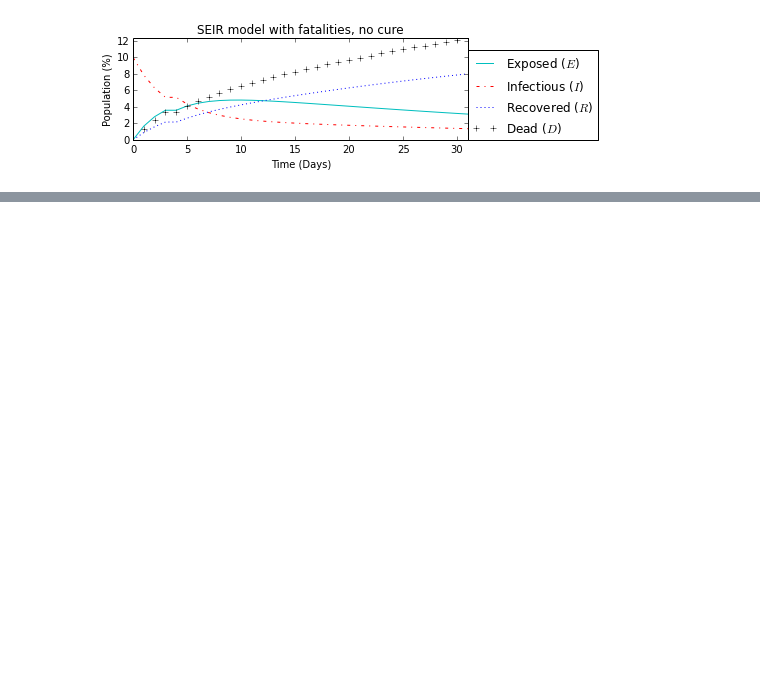
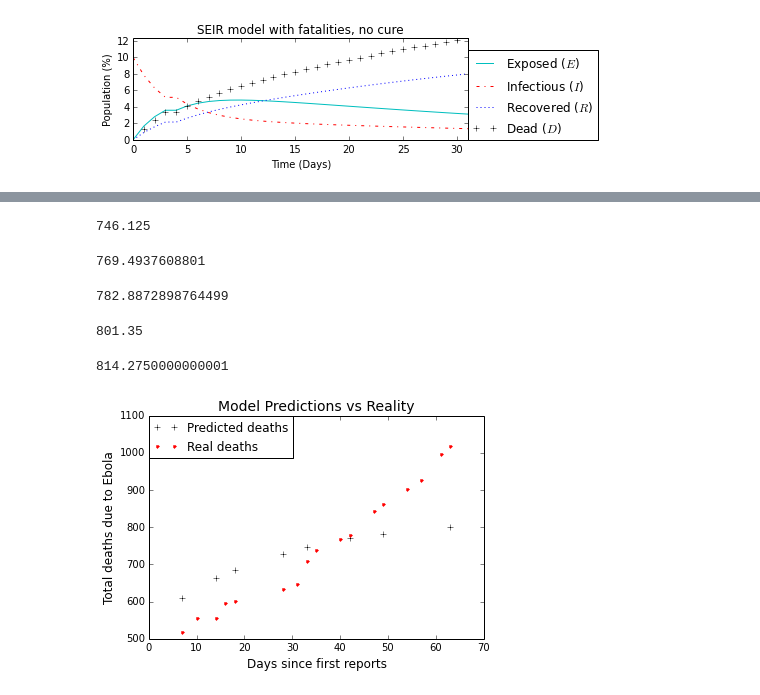
Before and after one commit to abardess/PHYS202-S14, a Jupyter notebook: MCM2015.ipynb, the cells around one changed output, grey strips where cells are left out. Drawn from its saved outputs; the diff is of its cells as text; code cells hidden in the pictures; blank space fills up the shorter version.

```diff
--- a/MCM2015.ipynb
+++ b/MCM2015.ipynb
@@ -328,0 +331,40 @@ SEIR_plot_delay(RES_SL, ND, r'SEIR model of Sierra-Leone epidemic', False, 0)
+# %%
+#ND = 33; real_deaths = 710
+.0000635 * (11.75 * 10**6)
+# %% [output]
+746.125
+# %%
+#ND = 42; real_deaths = 778
+.0000654888307132 * (11.75 * 10**6)
+# %% [output]
+769.4937608801
+# %%
+#ND = 14; real_deaths = 557
+0.0000666287055214 * (11.75 * 10**6)
+# %% [output]
+782.8872898764499
+# %%
+#ND = 63; real_deaths = 1018
+.0000682 * (11.75 * 10**6)
+# %% [output]
+801.35
+# %%
+#ND = 89; real_deaths = 1260; Nov 26
+.0000693 * (11.75 * 10**6)
+# %% [output]
+814.2750000000001
+# %%
+predicted = [611.00, 663, 685, 729, 746, 770, 783, 801]
+dates = [7, 14, 18, 28, 33, 42, 49, 63]
+real = [517, 555, 557, 595, 601, 635, 648, 710, 739, 768, 778, 843, 862, 904, 926, 997, 1018]
+dates_r = [7, 10, 14, 16, 18, 28, 31, 33, 35, 40, 42, 47, 49, 54, 57, 61, 63]
+plt.plot(dates, predicted, '+k', label = 'Predicted deaths')
+plt.plot(dates_r, real, '.r', label = 'Real deaths')
+plt.xlabel('Days since first reports', fontsize = 12)
+plt.ylabel('Total deaths due to Ebola', fontsize = 12)
+plt.legend(loc = (0,.81))
+plt.title('Model Predictions vs Reality', fontsize = 14)
+#saveplot('testagainstreal', 'png')
+plt.show()
+# %% [output]
+[figure, added]
```
Also changed, not shown: parts of 10 cells of this notebook.
